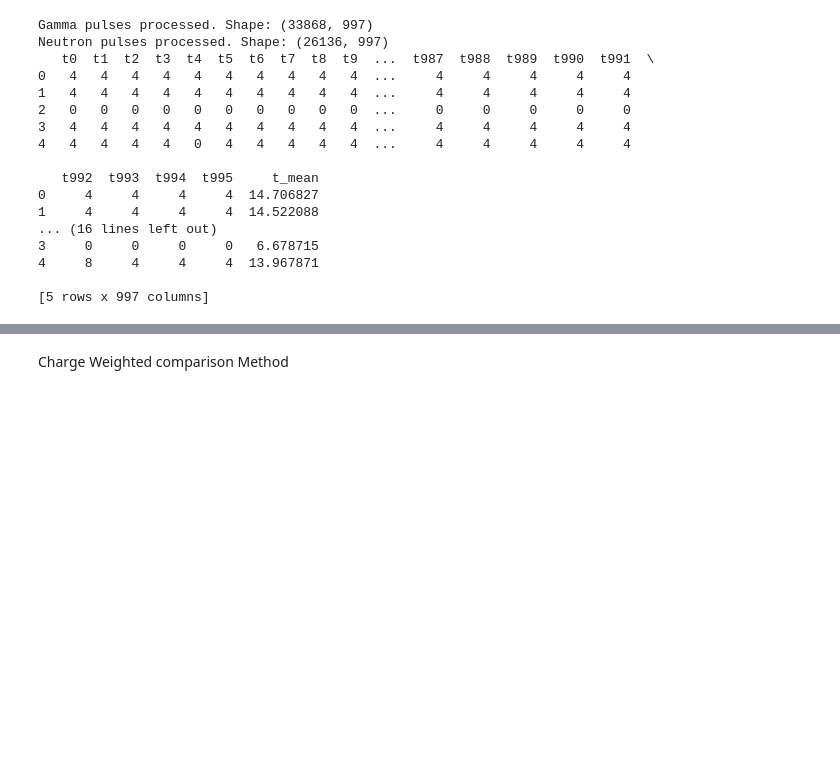
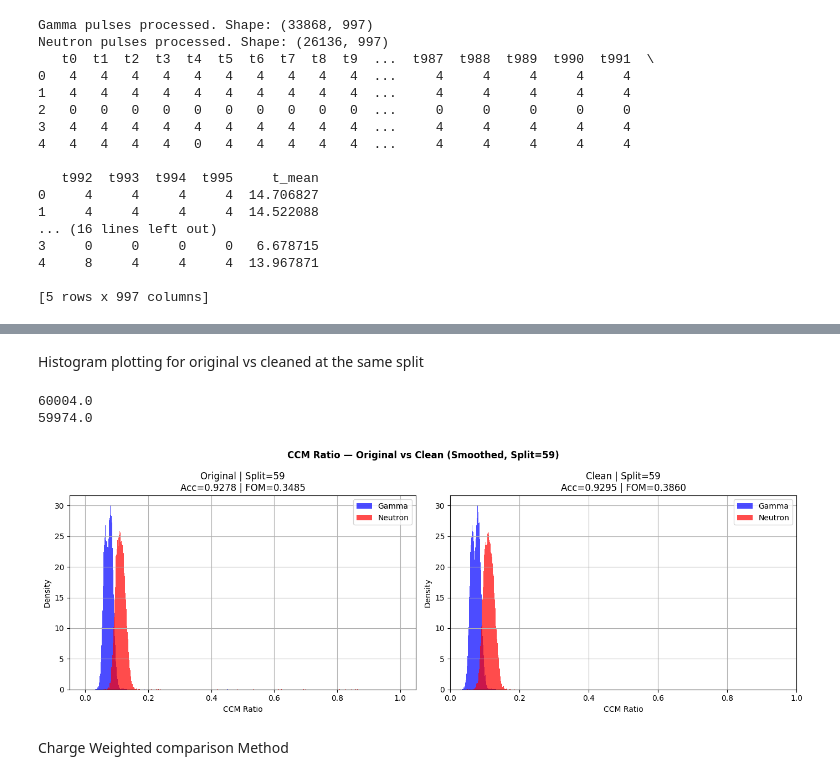
Before and after one commit to Jayanashah/Neutron-Gamma-discrimination-Project, a Jupyter notebook: 27.12.25-Code_Plastic_Scintillator_1.ipynb, the cells around one changed output, grey strips where cells are left out. Drawn from its saved outputs; the diff is of its cells as text; code cells hidden in the pictures; blank space fills up the shorter version.

```diff
--- a/27.12.25-Code_Plastic_Scintillator_1.ipynb
+++ b/27.12.25-Code_Plastic_Scintillator_1.ipynb
@@ -235,3 +988,63 @@ Confusion Matrix:
+# %% [markdown]
+Histogram plotting for original vs cleaned at the same split
+# %%
+# ── Final Histogram Comparison: Original vs Clean at split=55 ────────────────
+
+compare_split     = 59
+split_local       = compare_split - short_start
+
+# Original smoothed
+df_g_orig = df_expanded_gamma.iloc[:, short_start:long_end].copy()
+df_n_orig = df_expanded_neutron.iloc[:, short_start:long_end].copy()
+g_ratio_orig = compute_ratio_smoothed(df_g_orig, split_local)
+n_ratio_orig = compute_ratio_smoothed(df_n_orig, split_local)
+fom_orig     = calculate_fom(g_ratio_orig, n_ratio_orig)
+acc_orig, _, _, _ = get_accuracy_and_roc(g_ratio_orig, n_ratio_orig)
+
+# Clean smoothed
+df_g_clean = df_clean_gamma.iloc[:, short_start:long_end].copy()
+df_n_clean = df_clean_neutron.iloc[:, short_start:long_end].copy()
+g_ratio_clean = compute_ratio_smoothed(df_g_clean, split_local)
+n_ratio_clean = compute_ratio_smoothed(df_n_clean, split_local)
+fom_clean     = calculate_fom(g_ratio_clean, n_ratio_clean)
+acc_clean, _, _, _ = get_accuracy_and_roc(g_ratio_clean, n_ratio_clean)
+
+# ── Plot ──────────────────────────────────────────────────────────────────────
+bin_width=0.001
+bins_common = np.arange(0, 1 + bin_width, bin_width)
+fig, axes = plt.subplots(1, 2, figsize=(14, 5))
+print(float(len(g_ratio_orig)+len(n_ratio_orig)))
+axes[0].hist(g_ratio_orig, bins=bins_common, alpha=0.7, color='blue', label='Gamma', density=True)
+axes[0].hist(n_ratio_orig, bins=bins_common, alpha=0.7, color='red',  label='Neutron', density=True)
+axes[0].set_xlabel("CCM Ratio")
+axes[0].set_ylabel("Density")
+axes[0].set_title(f"Original | Split={compare_split}\n"
+                  f"Acc={acc_orig:.4f} | FOM={fom_orig:.4f}")
+axes[0].legend()
+axes[0].grid(True)
+for spine in axes[0].spines.values():
+    spine.set_visible(True)
+print(float(len(g_ratio_clean)+len(n_ratio_clean)))
+axes[1].hist(g_ratio_clean, bins=bins_common, alpha=0.7, color='blue', label='Gamma', density=True)
+axes[1].hist(n_ratio_clean, bins=bins_common, alpha=0.7, color='red',  label='Neutron', density=True)
+axes[1].set_xlim(0,1)
+axes[1].set_xlabel("CCM Ratio")
+axes[1].set_ylabel("Density")
+axes[1].set_title(f"Clean | Split={compare_split}\n"
+                  f"Acc={acc_clean:.4f} | FOM={fom_clean:.4f}")
+axes[1].legend()
+axes[1].grid(True)
+for spine in axes[1].spines.values():
+    spine.set_visible(True)
+
+plt.suptitle(f"CCM Ratio — Original vs Clean (Smoothed, Split={compare_split})",
+             fontsize=12, fontweight='bold')
+plt.tight_layout()
+plt.show()
+# %% [output]
+60004.0
+59974.0
+[figure, added]
 # %% [markdown]
 Charge Weighted comparison Method
 # %%
```
Also changed, not shown: parts of 28 cells of this notebook, 3 other files.
